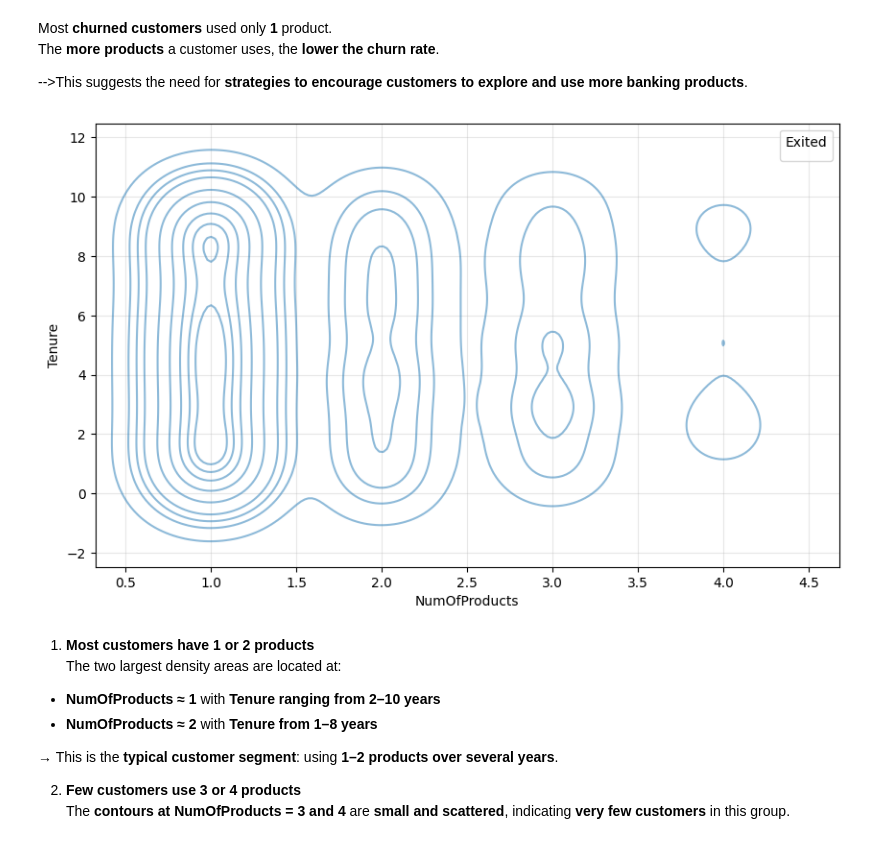
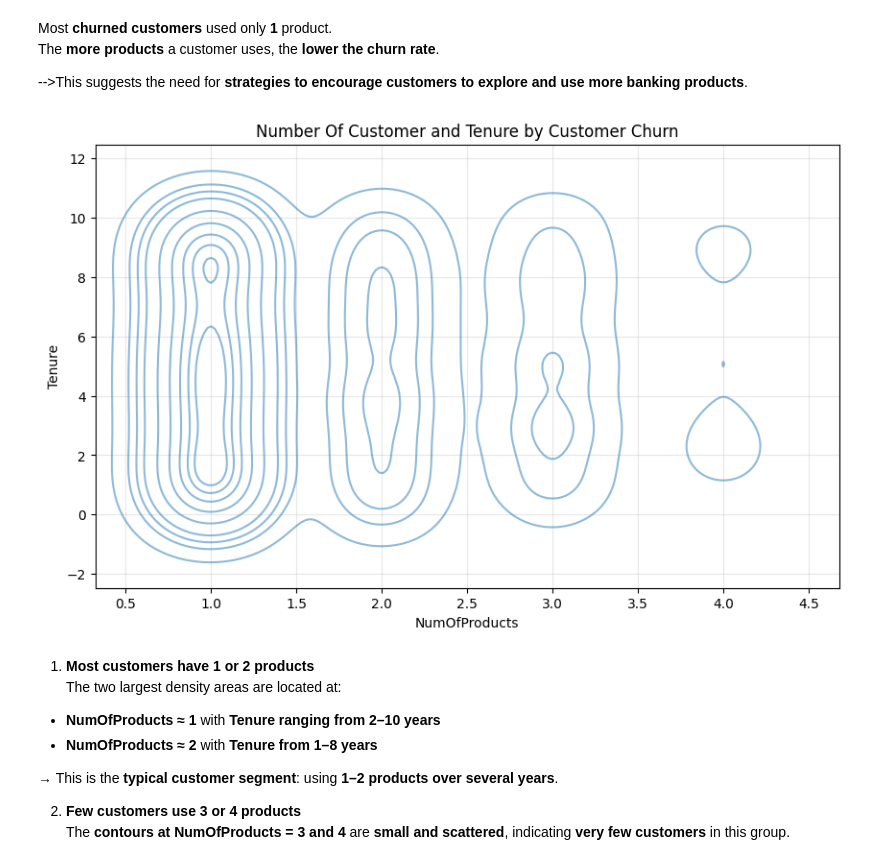
Before and after one commit to tunhivo/Customer-churn-in-Bank, a Jupyter notebook: Customer churn in bank.ipynb, the cells around one changed output. Drawn from its saved outputs; the diff is of its cells as text; code cells hidden in the pictures.

```diff
--- a/Customer churn in bank.ipynb
+++ b/Customer churn in bank.ipynb
@@ -323,11 +328,11 @@ The **more products** a customer uses, the **lower the churn rate**.
 # %%
 plt.figure(figsize=(10, 6))
 sns.kdeplot(data=df_customer_churn, x='NumOfProducts', y='Tenure', alpha=0.5)
-plt.legend(title='Exited', labels=['No', 'Yes'])
 plt.grid(alpha=0.3)
+plt.title('Number Of Customer and Tenure by Customer Churn')
 plt.show()
 # %% [output]
-[figure, old version]
+[figure, new version]
 # %% [markdown]
 1. **Most customers have 1 or 2 products**
 The two largest density areas are located at:
```
Also changed, not shown: parts of 3 cells of this notebook.
